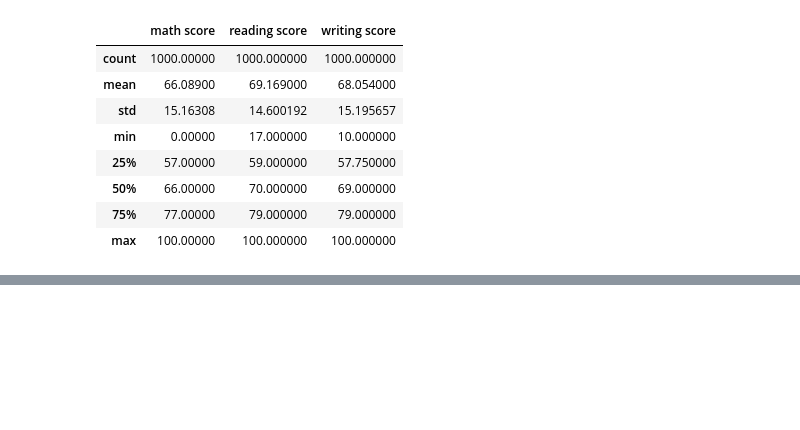
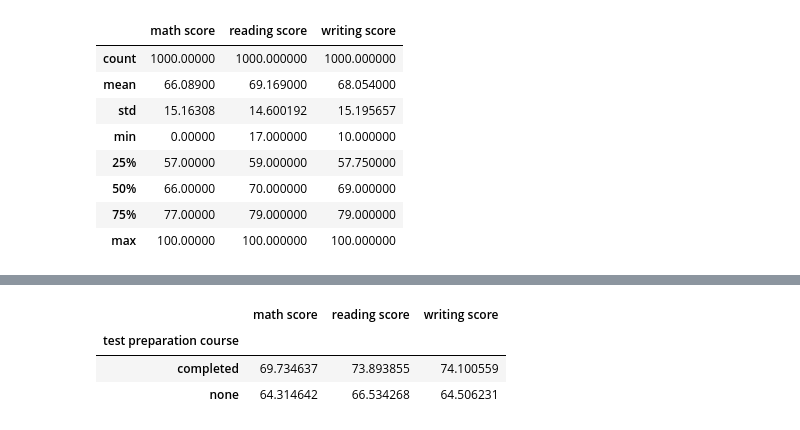
Before and after one commit to rubel-ds-ai/sm-tasks, a Jupyter notebook: Assignment_3_NumPy_and_Pandas_for_Data_Science.ipynb, the cells around one changed output, grey strips where cells are left out. Saved outputs shown, nothing was run; the diff lists cells and outputs as text; code cells hidden in the pictures; blank space fills up the shorter version.

```diff
--- a/Assignment_3_NumPy_and_Pandas_for_Data_Science.ipynb
+++ b/Assignment_3_NumPy_and_Pandas_for_Data_Science.ipynb
@@ -211,0 +464,9 @@ missing_writing_idx = np.random.choice(df_practice.index, 30, replace=False)
+# %%
+# Mean scores by test preparation course
+avg_scores_by_prep = df_practice.groupby('test preparation course')[['math score', 'reading score', 'writing score']].mean()
+avg_scores_by_prep
+# %% [output]
+|  | math score | reading score | writing score |
+| test preparation course |  |  |  |
+| completed | 69.734637 | 73.893855 | 74.100559 |
+| none | 64.314642 | 66.534268 | 64.506231 |
```
Also changed, not shown: parts of 27 cells of this notebook.
